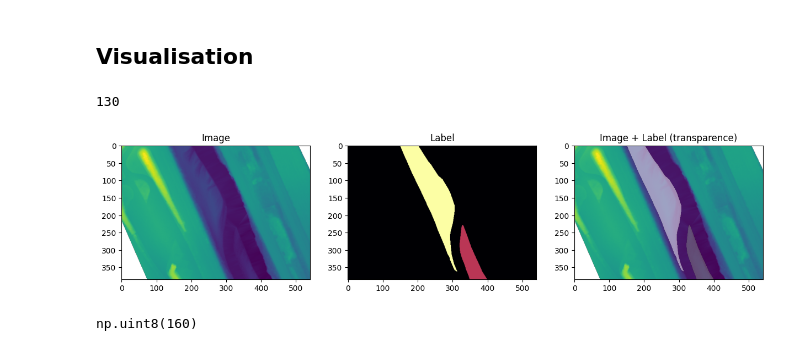
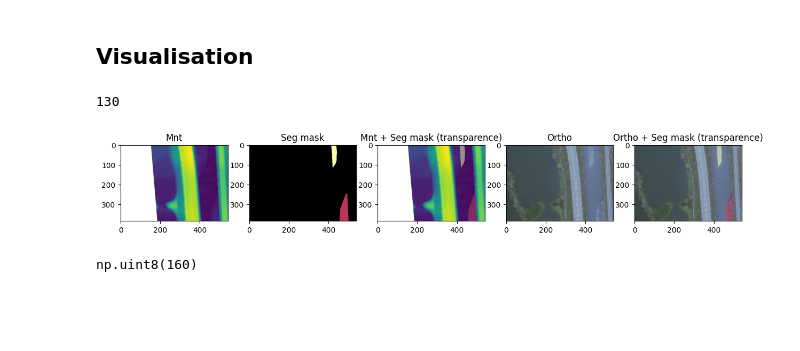
Before and after one commit to ThomasDenoirjean/pebble_beds_instance_segmentation, a Jupyter notebook: pebble_bed_instance_segmentation_data_processing.ipynb, the cells around one changed output. Drawn from its saved outputs; the diff is of its cells as text; code cells hidden in the pictures; blank space fills up the shorter version.

Commit message:
Creation of RGB ortho crops

```diff
--- a/pebble_bed_instance_segmentation_data_processing.ipynb
+++ b/pebble_bed_instance_segmentation_data_processing.ipynb
@@ -458,41 +533,46 @@ def rescale_instance_id(G_channel):
 # %%
 import matplotlib.cm as cm
 
-idx = id_of_crops_with_pebble_bed[3]
+idx = id_of_crops_with_pebble_bed[33]
 
-# ortho = np.load(f'{ortho_crop_dir}/{ortho_crop_list[idx]}')
+ortho = np.load(f'{ortho_crop_dir}/{ortho_crop_list[idx]}')
 seg_mask = np.load(f'{seg_mask_crop_dir}/{seg_mask_crop_list[idx]}')
 mnt = np.load(f'{mnt_crop_dir}/{mnt_crop_list[idx]}')
 
 seg_mask_R_channel = seg_mask[0]
 seg_mask_G_channel = seg_mask[1]
 
 colors = rescale_instance_id(seg_mask_G_channel)
 
 for color, id in zip(colors, np.unique(seg_mask_G_channel)[1:]):
     seg_mask_G_channel = np.where(seg_mask_G_channel == id, color, seg_mask_G_channel)
 
-f, axarr = plt.subplots(1,3)
+f, axarr = plt.subplots(1,5)
 f.set_figheight(15)
 f.set_figwidth(15)
 
 axarr[0].imshow(mnt[0])
-axarr[0].set_title("Image")
+axarr[0].set_title("Mnt")
 
 axarr[1].imshow(seg_mask_G_channel, cmap='inferno')
-axarr[1].set_title("Label")
+axarr[1].set_title("Seg mask")
 
 mask = seg_mask_G_channel != 0
 
 axarr[2].imshow(mnt[0])
 axarr[2].imshow(np.ma.masked_where(~mask, seg_mask_G_channel),
-                cmap=cm.gray, alpha=0.5, vmin=0, vmax=255)
-axarr[2].set_title("Image + Label (transparence)");
+                cmap=cm.inferno, alpha=0.5, vmin=0, vmax=255)
+axarr[2].set_title("Mnt + Seg mask (transparence)")
 
-# axarr[3].imshow(ortho)
-# axarr[3].set_title("Ortho")
+axarr[3].imshow(ortho)
+axarr[3].set_title("Ortho")
+
+axarr[4].imshow(ortho)
+axarr[4].imshow(np.ma.masked_where(~mask, seg_mask_G_channel),
+                cmap=cm.inferno, alpha=0.5, vmin=0, vmax=255)
+axarr[4].set_title("Ortho + Seg mask (transparence)");
 # %% [output]
-[figure, old version]
+[figure, new version]
 # %%
 highest_bed_id = 0
 
```
Also changed, not shown: parts of 11 cells of this notebook.
